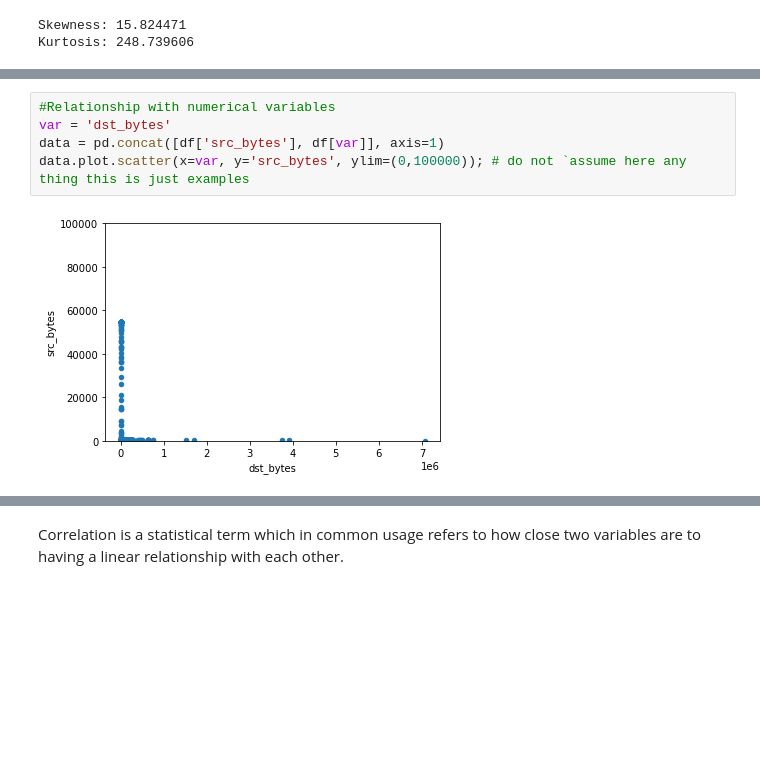
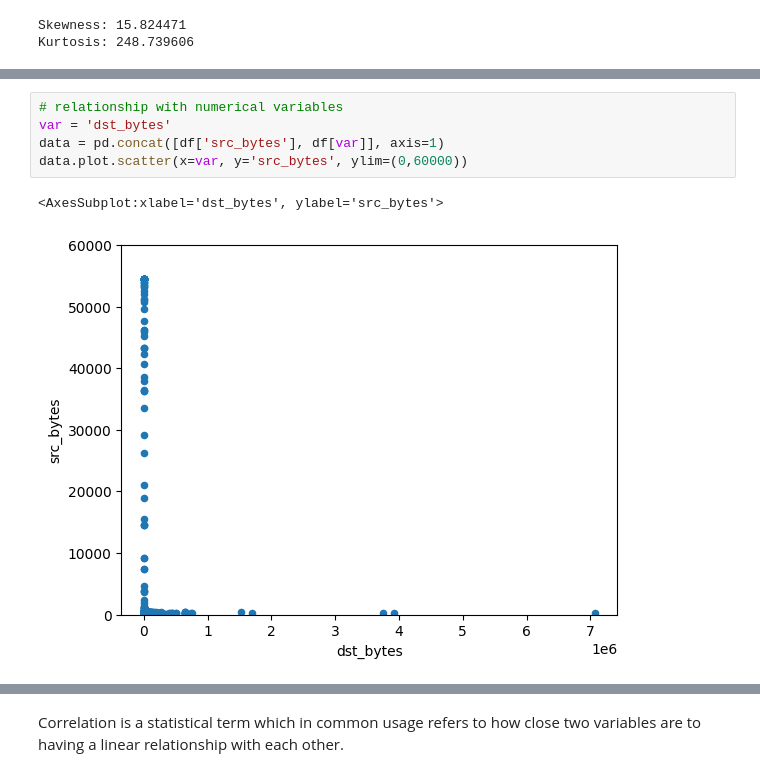
Before and after one commit to Lioo7/Anomaly-detection, a Jupyter notebook: Anomaly connection task -1.ipynb, the cells around one changed output, grey strips where cells are left out. Saved outputs shown, nothing was run; the diff lists cells and outputs as text; blank space fills up the shorter version.

Commit message:
finish the data exploration and build a ML model

```diff
--- a/Anomaly connection task -1.ipynb
+++ b/Anomaly connection task -1.ipynb
@@ -186,10 +192,11 @@ Kurtosis: 61028.785029
 # %%
-#Relationship with numerical variables
+# relationship with numerical variables
 var = 'dst_bytes'
 data = pd.concat([df['src_bytes'], df[var]], axis=1)
-data.plot.scatter(x=var, y='src_bytes', ylim=(0,100000)); # do not `assume here any thing this is just examples
+data.plot.scatter(x=var, y='src_bytes', ylim=(0,60000))
 # %% [output]
+<AxesSubplot:xlabel='dst_bytes', ylabel='src_bytes'>
-[figure, old version]
+[figure, new version]
 # %%
 #scatter plot totalbsmtsf/saleprice
 var = 'duration_'
```
Also changed, not shown: parts of 39 cells of this notebook.
